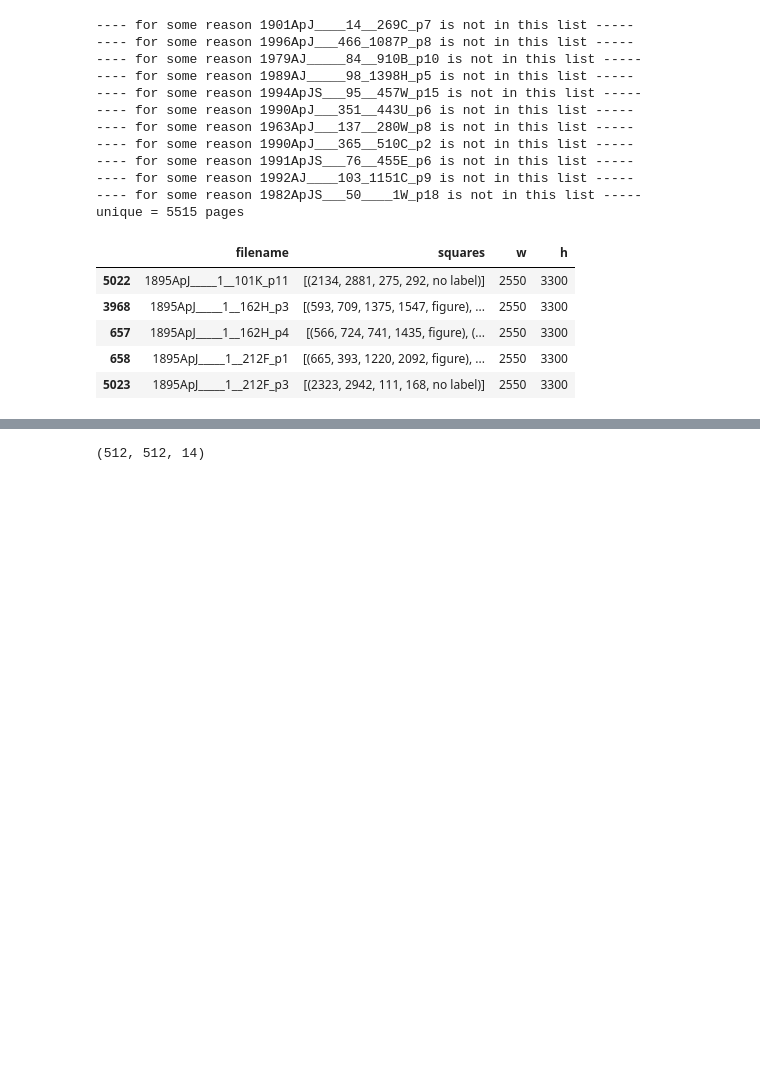
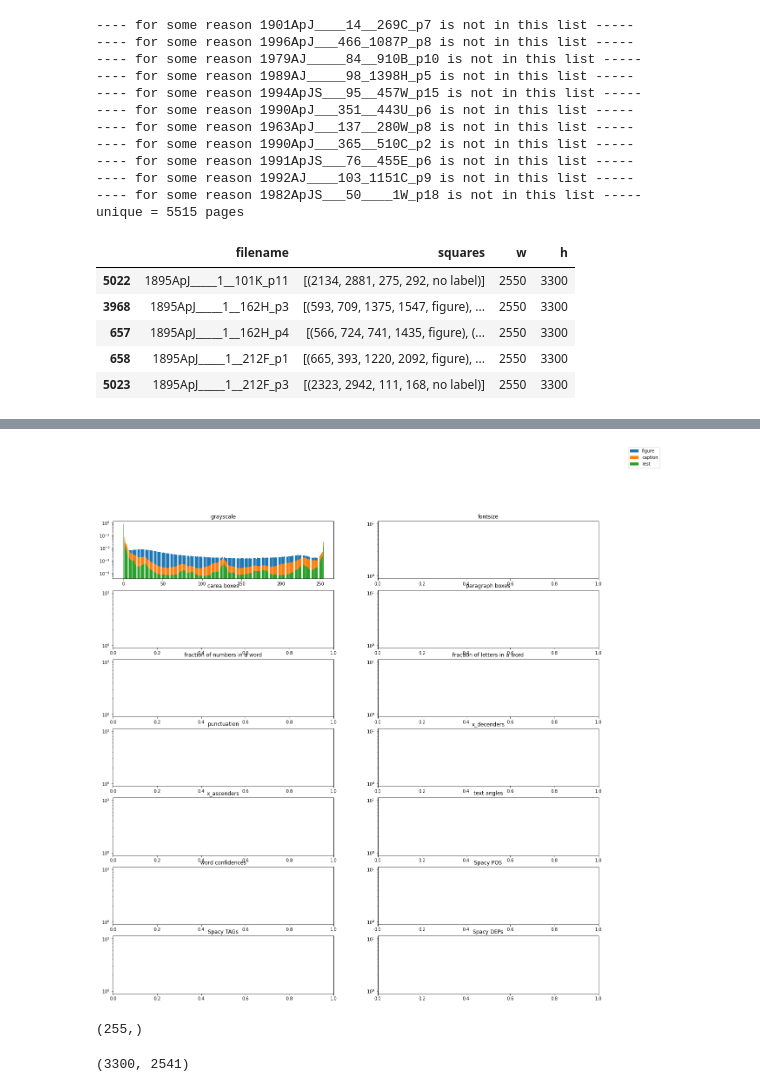
Before and after one commit to ReadingTimeMachine/figure_and_caption_extraction, a Jupyter notebook: explore_features.ipynb, the cells around one changed output, grey strips where cells are left out. Saved outputs shown, nothing was run; the diff lists cells and outputs as text; code cells hidden in the pictures; blank space fills up the shorter version.

```diff
--- a/explore_features.ipynb
+++ b/explore_features.ipynb
@@ -728,4 +808,27 @@ SystemExit:
 # %%
-b.shape
+# plot!
+fig, ax = plt.subplots(7,2,figsize=(20,20))
+ax = ax.flatten()
+
+for ia,(a,fn,ff,fc,fr) in enumerate(zip(ax,config.feature_list,figure_features,caption_features,rest_of_page)):
+    ff = ff/ff.sum(); fc = fc/fc.sum(); fr = fr/fr.sum()
+    if ia == 0:
+        a.bar(np.arange(0,255),ff, label='figure')
+        a.bar(np.arange(0,255),fc, label='caption')
+        a.bar(np.arange(0,255),fr, label='rest')
+    else:
+    a.set_yscale('log')
+    a.set_title(fn)
+
+fig.legend()
+plt.show()
 # %% [output]
-(512, 512, 14)
+[figure, added]
+# %%
+fr.shape
+# %% [output]
+(255,)
+# %%
+img.shape
+# %% [output]
+(3300, 2541)
```
Also changed, not shown: parts of 4 cells of this notebook, 2 other files.
